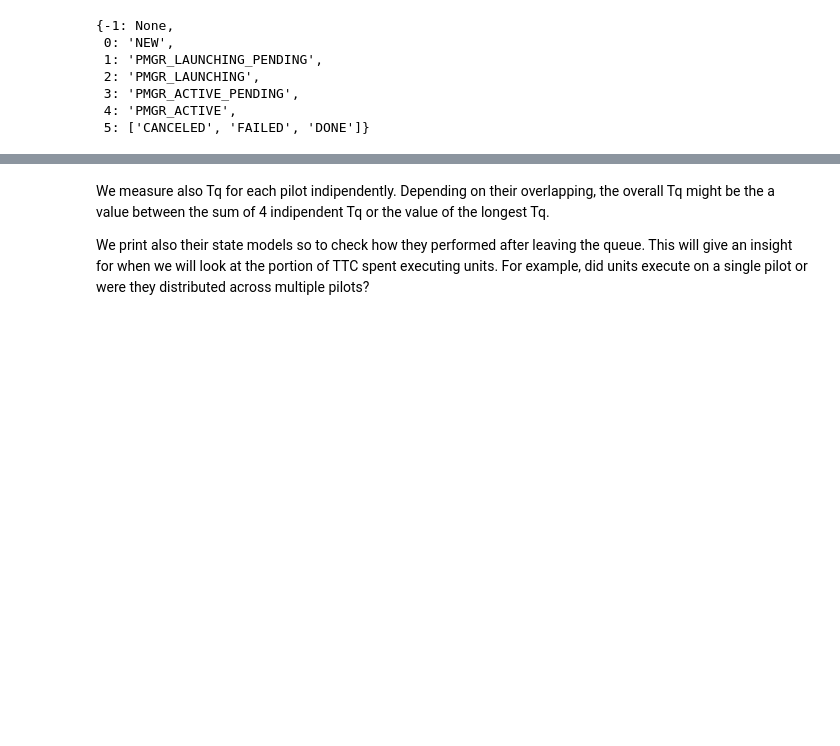
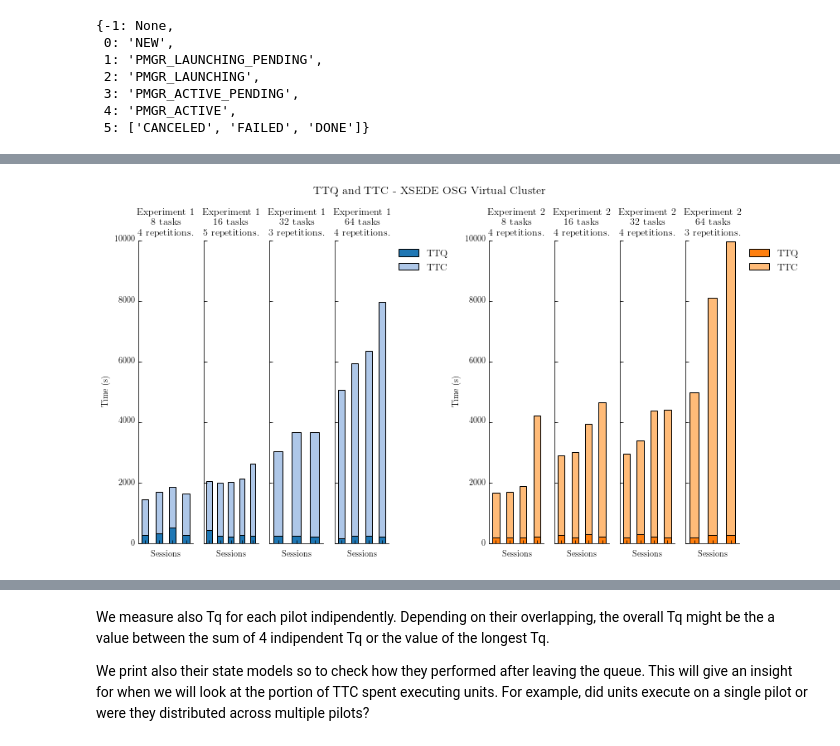
Before and after one commit to radical-cybertools/radical.analytics, a Jupyter notebook: use_cases/rp_on_osg/osg_analysis.ipynb, the cells around one changed output, grey strips where cells are left out. Saved outputs shown, nothing was run; the diff lists cells and outputs as text; code cells hidden in the pictures; blank space fills up the shorter version.

Commit message:
Diagrams TTC, TTQ, TTR with 2 experiments on OSG

```diff
--- a/use_cases/rp_on_osg/osg_analysis.ipynb
+++ b/use_cases/rp_on_osg/osg_analysis.ipynb
@@ -374,0 +386,17 @@ TypeError: 'NoneType' object is not iterable
+# %%
+# Model of pilot durations.
+pdm = {'TT_PILOT_PMGR_SCHEDULING': ['NEW'                   ,  'PMGR_LAUNCHING_PENDING'],
+       'TT_PILOT_PMGR_QUEUING'   : ['PMGR_LAUNCHING_PENDING',  'PMGR_LAUNCHING'],
+       'TT_PILOT_LRMS_SUBMITTING': ['PMGR_LAUNCHING'        ,  'PMGR_ACTIVE_PENDING'],
+       'TT_PILOT_LRMS_QUEUING'   : ['PMGR_ACTIVE_PENDING'   ,  'PMGR_ACTIVE'],
+       'TT_PILOT_LRMS_RUNNING'   : ['PMGR_ACTIVE'           , ['DONE',
+                                                               'CANCELED',
+                                                               'FAILED']]}
+
+for sid in sessions.index:
+    s = sessions.ix[sid, 'session'].filter(etype='pilot', inplace=False)
+    for d in pdm.keys():
+        sessions.ix[sid, d] = s.duration(pdm[d])
+
+sessions[['TT_PILOT_PMGR_SCHEDULING', 'TT_PILOT_PMGR_QUEUING', 'TT_PILOT_LRMS_SUBMITTING',
+          'TT_PILOT_LRMS_QUEUING',    'TT_PILOT_LRMS_RUNNING']]
@@ -374,0 +421,61 @@ TypeError: 'NoneType' object is not iterable
+# %%
+fig = plt.figure(figsize=(13,7))
+fig.suptitle('TTQ and TTC - XSEDE OSG Virtual Cluster', fontsize=14)
+
+gs = []
+grid  = gridspec.GridSpec(1, 2)
+grid.update(wspace=0.4, top=0.85)
+gs.append(gridspec.GridSpecFromSubplotSpec(1, 4, subplot_spec=grid[0]))
+gs.append(gridspec.GridSpecFromSubplotSpec(1, 4, subplot_spec=grid[1]))
+
+ttq_subplots = []
+for exp in sessions['experiment'].sort_values().unique():
+    for nun in sessions['nunits'].sort_values().unique():
+        ttq_subplots.append(sessions[ (sessions['experiment'] == exp) &
+                                      (sessions['nunits'] == nun) ].sort_values('TTC'))
+
+colors = {'exp1': [tableau20[0],tableau20[1]],
+          'exp2': [tableau20[2],tableau20[3]]}
+
+ax = []
+i  = 0
+while(i<8):
+    for gn in range(2):
+        for gc in range(4):
+            session = ttq_subplots.pop(0)
+            experiment = session['experiment'].unique()[0]
+            ntasks = int(session['nunits'].unique()[0])
+            color = colors[experiment]
+            title = 'Experiment %s\n%s tasks\n%s repetitions.' % (experiment[3], ntasks, session.shape[0])
+
+            if i == 0:
+                ax.append(plt.Subplot(fig, gs[gn][0, gc]))
+            else:
+                ax.append(plt.Subplot(fig, gs[gn][0, gc], sharey=ax[0]))
+            session[['TT_PILOT_LRMS_QUEUING', 'TTC']].plot(kind='bar', ax=ax[i], color=color, title=title, stacked=True)
+            ax[i].spines["top"].set_visible(False)
+            ax[i].spines["right"].set_visible(False)
+            ax[i].get_xaxis().tick_bottom()
+            ax[i].get_yaxis().tick_left()
+            ax[i].set_xticklabels([])
+            ax[i].set_xlabel('Sessions')
+
+            # Handle a bug that sets yticklabels to visible
+            # for the last subplot.
+            if i == 7:
+                plt.setp(ax[i].get_yticklabels(), visible=False)
+            else:
+                ax[i].set_ylabel('Time (s)')
+
+            # Handle legens.
+            if i == 7 or i == 3:
+                ax[i].legend(labels=['TTQ','TTC'], bbox_to_anchor=(2.25, 1))
+            else:
+                ax[i].get_legend().set_visible(False)
+
+            fig.add_subplot(ax[i])
+            i += 1
+
+plt.savefig('figures/osg_ttq_ttc_nunits.pdf', dpi=600, bbox_inches='tight')
+# %% [output]
+[figure, added]
```
Also changed, not shown: parts of 14 cells of this notebook, 6 other files.
